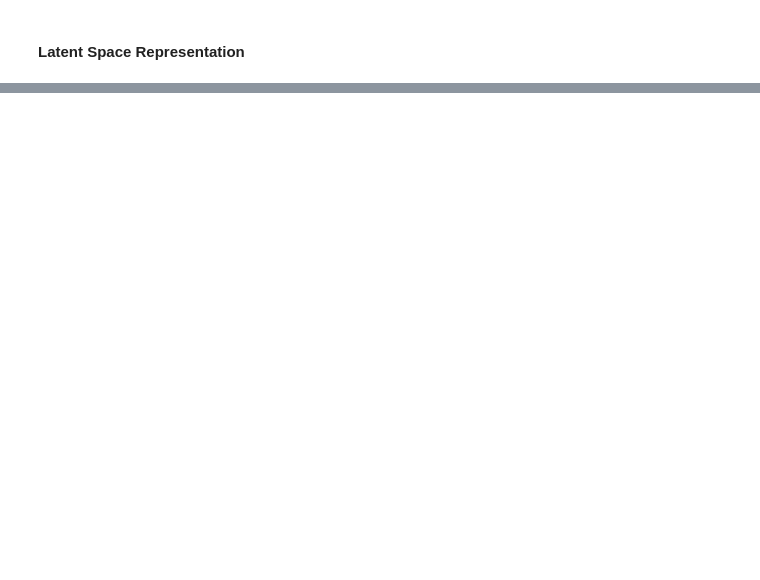
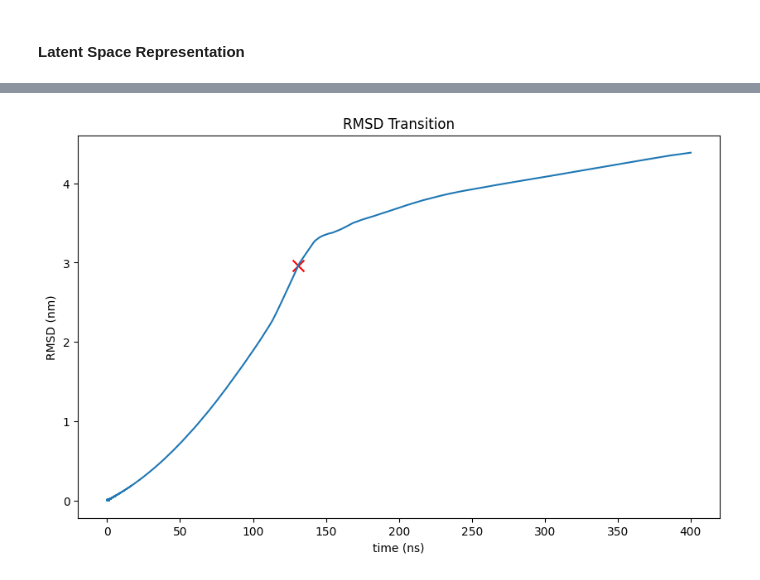
Before and after one commit to PieterZanders/VAE-MD, a Jupyter notebook: VAE.ipynb, the cells around one changed output, grey strips where cells are left out. Saved outputs shown, nothing was run; the diff lists cells and outputs as text; code cells hidden in the pictures; blank space fills up the shorter version.

```diff
--- a/VAE.ipynb
+++ b/VAE.ipynb
@@ -748,0 +690,45 @@ print("Number of metastable sets for CK test:", num_states_ck)
+# %%
+# Get Conformational Transition Trajectory
+
+dt = 200
+
+for i in range(hparams["latent_dim"]):
+    z_variables = np.zeros_like(test_z)
+    z_variables[:,i] = np.linspace(test_z[:,i].min()-0.5, test_z[:,i].max()+0.5, len(test_z))
+
+    z_i = torch.FloatTensor(z_variables).to(device)
+    xhat = model.decoder(z_i)
+
+    xhat = xhat.detach().cpu().numpy()
+    xhat = data_denormalization(xhat, max_value, min_value)
+    xhat = np.reshape(xhat, (len(xhat), -1, 3))
+
+    traj_z = md.Trajectory(xhat, traj.topology)
+    traj_z.save_xtc(os.path.join(save_folder, f"WT_apo_vae_z{i+1}.xtc"))
+
+    if i == multimodal_latent:
+        transition_traj = md.Trajectory(xhat, traj.topology)
+        transition_traj.save_xtc(os.path.join(save_folder, f"WT_apo_vae_transition.xtc"))
+        transition_traj[0].save_pdb(os.path.join(save_folder, f"WT_apo_vae_transition_first.pdb"))
+        transition_traj[-1].save_pdb(os.path.join(save_folder, f"WT_apo_vae_transition_last.pdb"))
+# %%
+from scipy.signal import find_peaks
+
+rmsd_transition = md.rmsd(transition_traj, transition_traj, 0)
+slope = np.gradient(rmsd_transition**2)
+
+elbow_candidates, _ = find_peaks(slope, prominence=0.1)
+elbow_idx = np.argmax(np.abs(slope))
+elbow_time = np.arange(len(rmsd_transition))[elbow_idx]*0.02
+elbow_rmsd = rmsd_transition[elbow_idx]
+
+# RMSD Transition Trajectory
+plt.figure(figsize=(10, 6))
+plt.plot(np.arange(len(rmsd_transition))*0.02, rmsd_transition)
+plt.scatter(elbow_time, elbow_rmsd, color='red', marker='x', s=100)
+plt.xlabel('time (ns)')
+plt.ylabel('RMSD (nm)')
+plt.title('RMSD Transition')
+plt.show()
+# %% [output]
+[figure, added]
```
Also changed, not shown: parts of 46 cells of this notebook.
